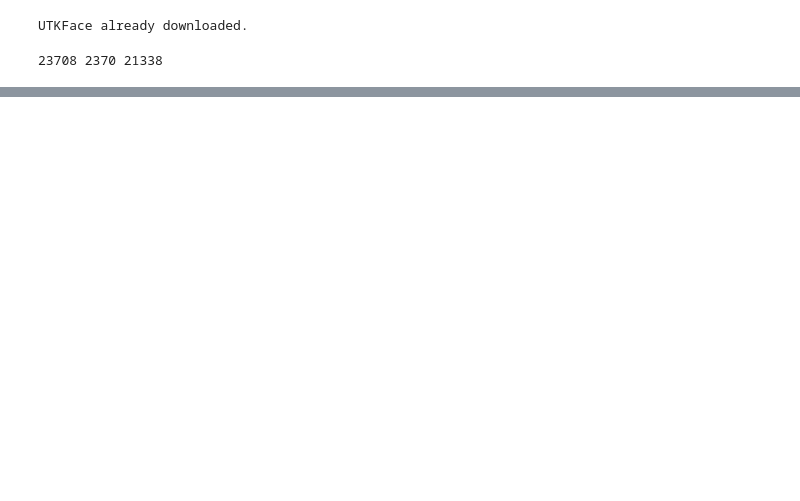
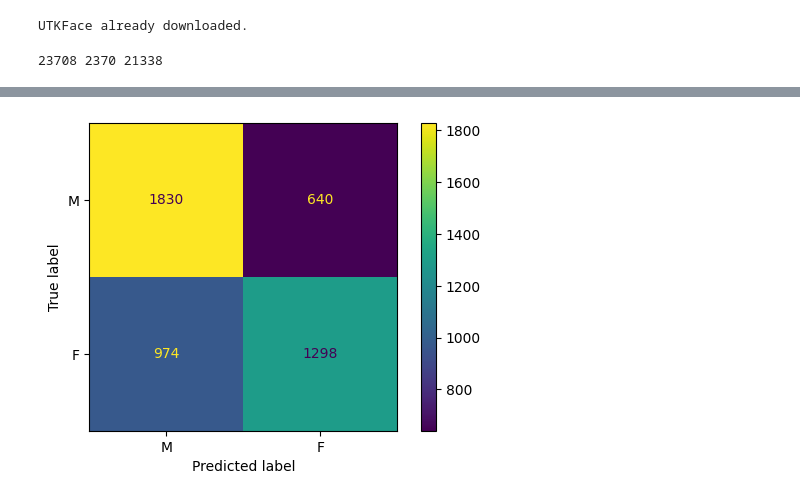
Before and after one commit to IsakLundstrom/D7047E_Exercises_and_Project, a Jupyter notebook: Project/train.ipynb, the cells around one changed output, grey strips where cells are left out. Saved outputs shown, nothing was run; the diff lists cells and outputs as text; code cells hidden in the pictures; blank space fills up the shorter version.

```diff
--- a/Project/train.ipynb
+++ b/Project/train.ipynb
@@ -280,0 +330,9 @@ operable program or batch file.
+# %%
+
+matrix = skmetric.confusion_matrix(genderLabels.cpu(), genderPredictions.cpu())
+display = skmetric.ConfusionMatrixDisplay(confusion_matrix=matrix, display_labels=GENDER)
+fig, ax = plt.subplots(figsize=(6,4))
+display.plot(ax=ax)
+plt.show()
+# %% [output]
+[figure, added]
```
Also changed, not shown: parts of 13 cells of this notebook.
